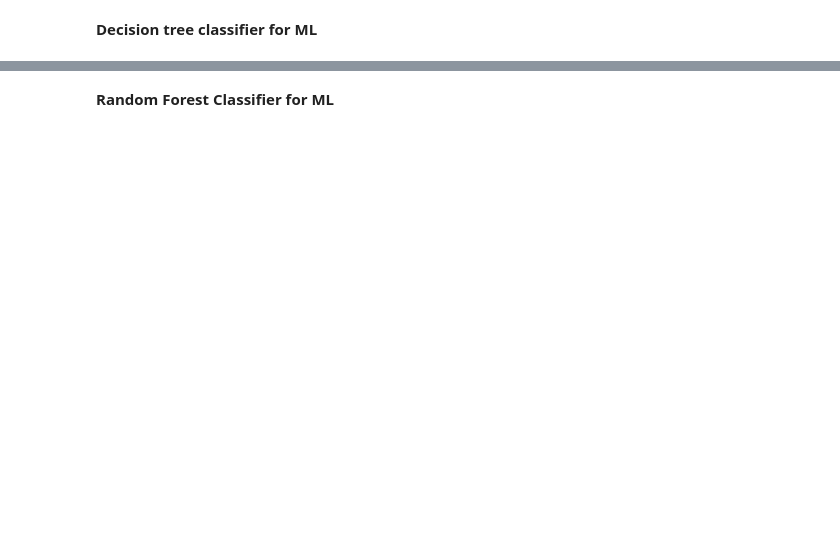
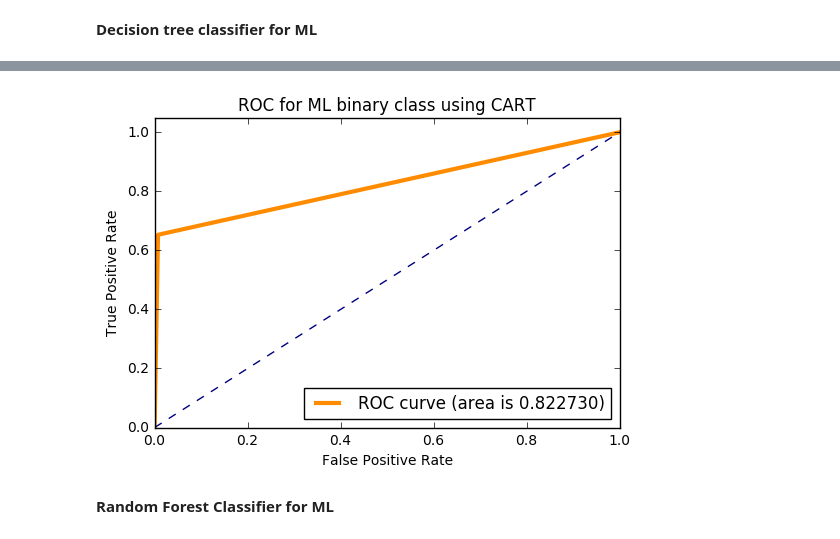
Before and after one commit to BeckResearchLab/MPexplo, a Jupyter notebook: extra-o-matic/Caco2 cell monolayer permeability.ipynb, the cells around one changed output, grey strips where cells are left out. Cells and saved outputs as stored; diff of their text form; code cells hidden in the pictures; blank space fills up the shorter version.

```diff
--- a/extra-o-matic/Caco2 cell monolayer permeability.ipynb
+++ b/extra-o-matic/Caco2 cell monolayer permeability.ipynb
@@ -721,3 +840,28 @@ array([ 0.71052632,  0.98768473])
+# %%
+#plotting the receiver operating characteristic
+fpr=dict()
+tpr=dict()
+roc_auc=dict()
+ML_y_test_col=ML_y_test[:,None]
+predict_tree_ml_col=predict_tree_ml[:, None]
+for i in range(0, 1):
+    fpr[i], tpr[i], _=roc_curve(label_binarize(ML_y_test_col[:, i], classes=['M', 'L']),
+                                label_binarize(predict_tree_ml_col[:,i], classes=['M','L']))
+    roc_auc[i]=auc(fpr[i], tpr[i])
+# %%
+plt.figure()
+lw=3
+plt.plot(fpr[0], tpr[0], color='darkorange', lw=lw,label='ROC curve (area is %f)' % roc_auc[0])
+plt.plot([0,1.0], [0, 1.0], color='navy', linestyle='--')
+plt.xlim([0.0, 1.0])
+plt.ylim([0.0,1.05])
+plt.xlabel('False Positive Rate')
+plt.ylabel('True Positive Rate')
+plt.title('ROC for ML binary class using CART')
+plt.legend(loc='lower right')
+plt.show()
+# %% [output]
+[figure, added]
 # %% [markdown]
 **Random Forest Classifier for ML**
 # %%
```
Also changed, not shown: parts of 110 cells of this notebook.
